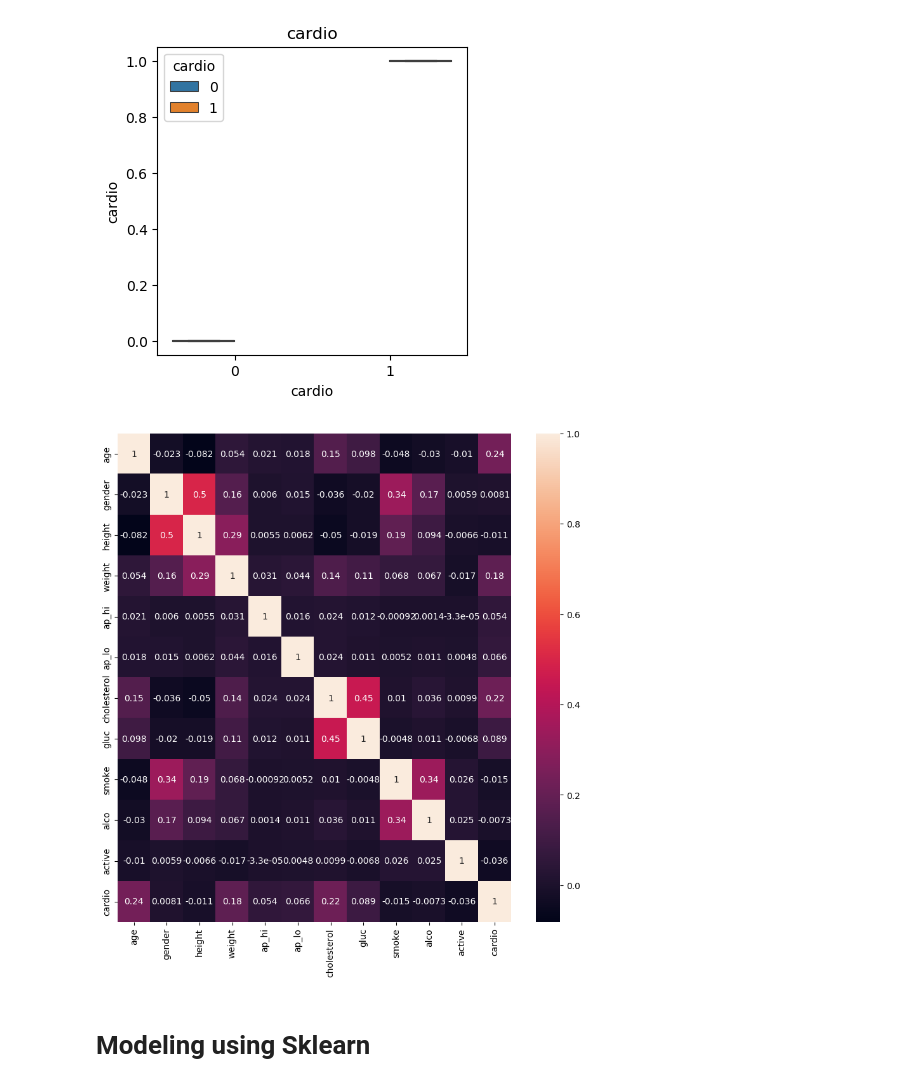
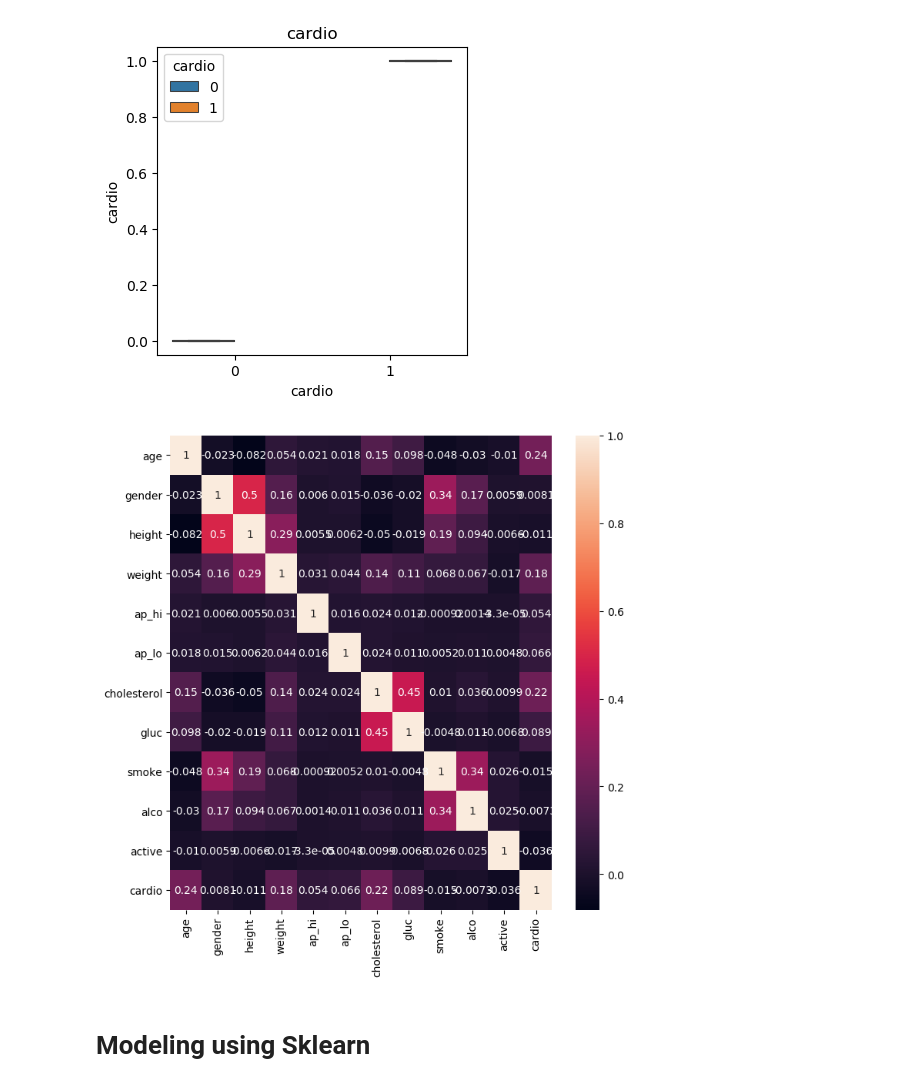
Before and after one commit to Sebastian1981/AWS_Sagemaker_CVD_Prediction, a Jupyter notebook: experiment/poc.ipynb, the cells around one changed output. Cells and saved outputs as stored; diff of their text form; code cells hidden in the pictures.

```diff
--- a/experiment/poc.ipynb
+++ b/experiment/poc.ipynb
@@ -27,9 +9,7 @@ import matplotlib.pyplot as plt
 # %% [markdown]
 # Import Data
 # %%
-df = pd.read_csv('cardio.csv',
-                 sep=';',
-                index_col='id')
+df = pd.read_csv('../data/cardio.csv', sep=';', index_col='id')
 df.head()
 # %% [output]
 |  | age | gender | height | weight | ap_hi | ap_lo | cholesterol | gluc | smoke | alco | active | ... |
@@ -132,12 +112,12 @@ for feat in df.columns:
 [figure]
 # %%
 # show correlations
-fig, axs = plt.subplots(1,1,figsize=(10,10))
+fig, axs = plt.subplots(1,1,figsize=(8,8))
 corr_mat = df.corr()
 sns.heatmap(corr_mat, annot=True, ax=axs)
 plt.show()
 # %% [output]
-[figure, old version]
+[figure, new version]
 # %% [markdown]
 # Modeling using Sklearn
 # %%
```
Also changed, not shown: parts of 21 cells of this notebook, 3 other files.
